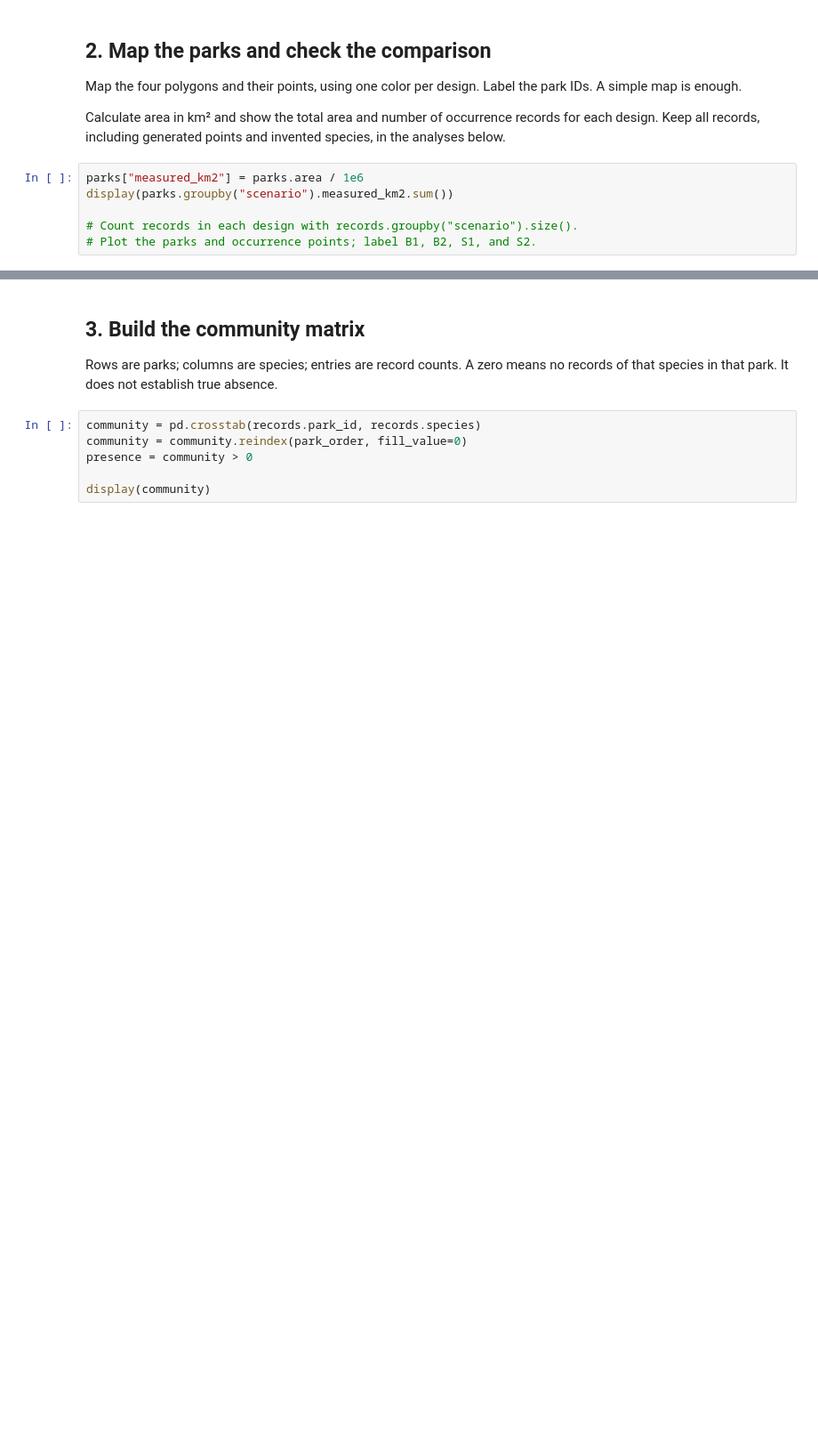
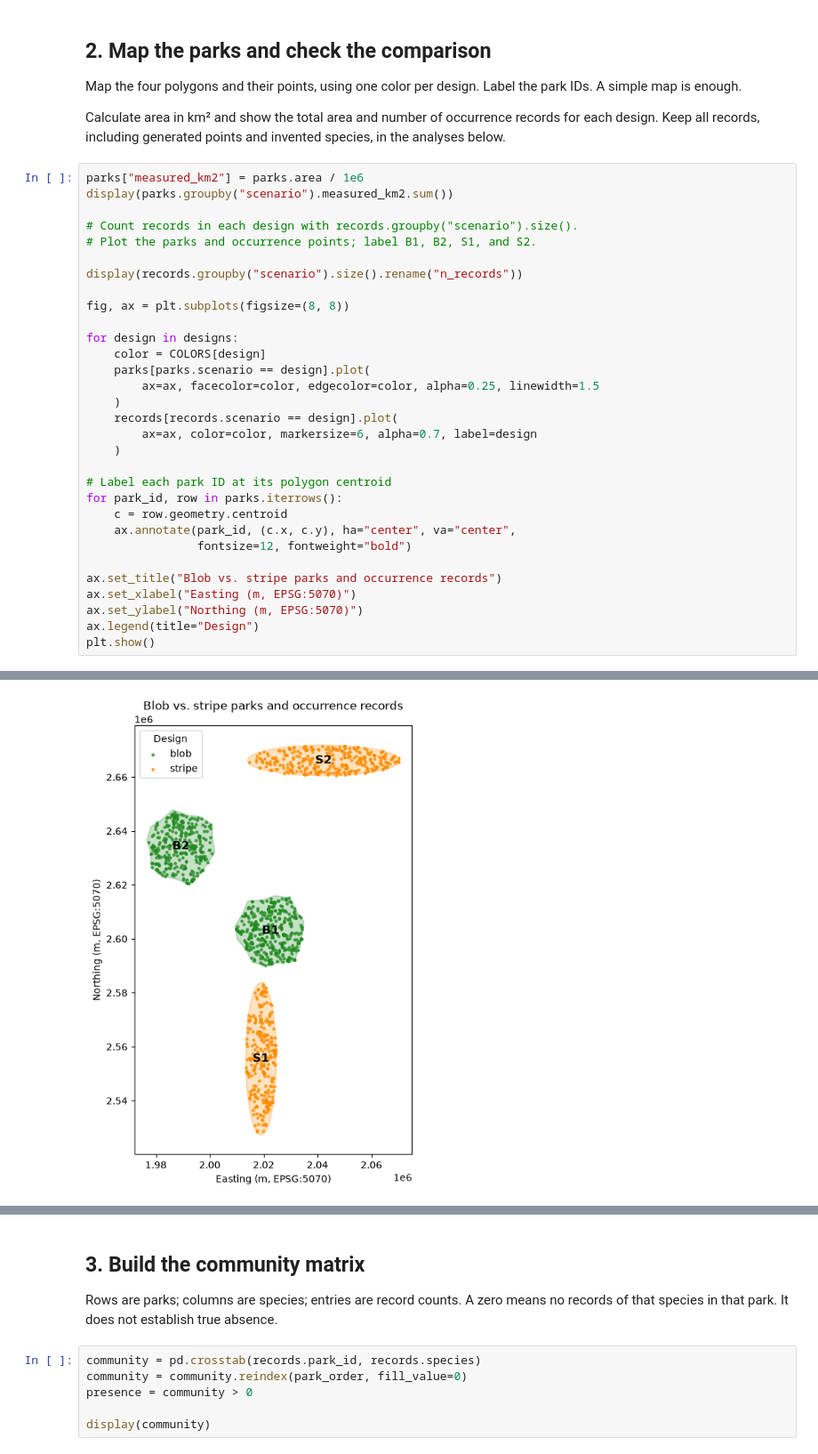
Before and after one commit to Ruddyduck13/BIO597-SpatialBiodiversity, a Jupyter notebook: docs/assignments/Assignment-10-SpatialCommunityComposition.ipynb, the cells around one changed output, grey strips where cells are left out. Shown at 89% size. Cells and saved outputs as stored; diff of their text form; blank space fills up the shorter version.

```diff
--- a/docs/assignments/Assignment-10-SpatialCommunityComposition.ipynb
+++ b/docs/assignments/Assignment-10-SpatialCommunityComposition.ipynb
@@ -70,3 +78,29 @@ display(parks.groupby("scenario").measured_km2.sum())
 
 # Count records in each design with records.groupby("scenario").size().
 # Plot the parks and occurrence points; label B1, B2, S1, and S2.
+
+display(records.groupby("scenario").size().rename("n_records"))
+
+fig, ax = plt.subplots(figsize=(8, 8))
+
+for design in designs:
+    color = COLORS[design]
+    parks[parks.scenario == design].plot(
+        ax=ax, facecolor=color, edgecolor=color, alpha=0.25, linewidth=1.5
+    )
+    records[records.scenario == design].plot(
+        ax=ax, color=color, markersize=6, alpha=0.7, label=design
+    )
+
+# Label each park ID at its polygon centroid
+for park_id, row in parks.iterrows():
+    c = row.geometry.centroid
+    ax.annotate(park_id, (c.x, c.y), ha="center", va="center",
+                fontsize=12, fontweight="bold")
+
+ax.set_title("Blob vs. stripe parks and occurrence records")
+ax.set_xlabel("Easting (m, EPSG:5070)")
+ax.set_ylabel("Northing (m, EPSG:5070)")
+ax.legend(title="Design")
+plt.show()
+# %% [output]
@@ -73,3 +115,4 @@ display(parks.groupby("scenario").measured_km2.sum())
+[figure, added]
 # %% [markdown]
 **Interpretation:** What is held equal between the designs? What differs besides
 shape? Predict which design will capture more species, and explain why.
```
Also changed, not shown: parts of 46 cells of this notebook.
